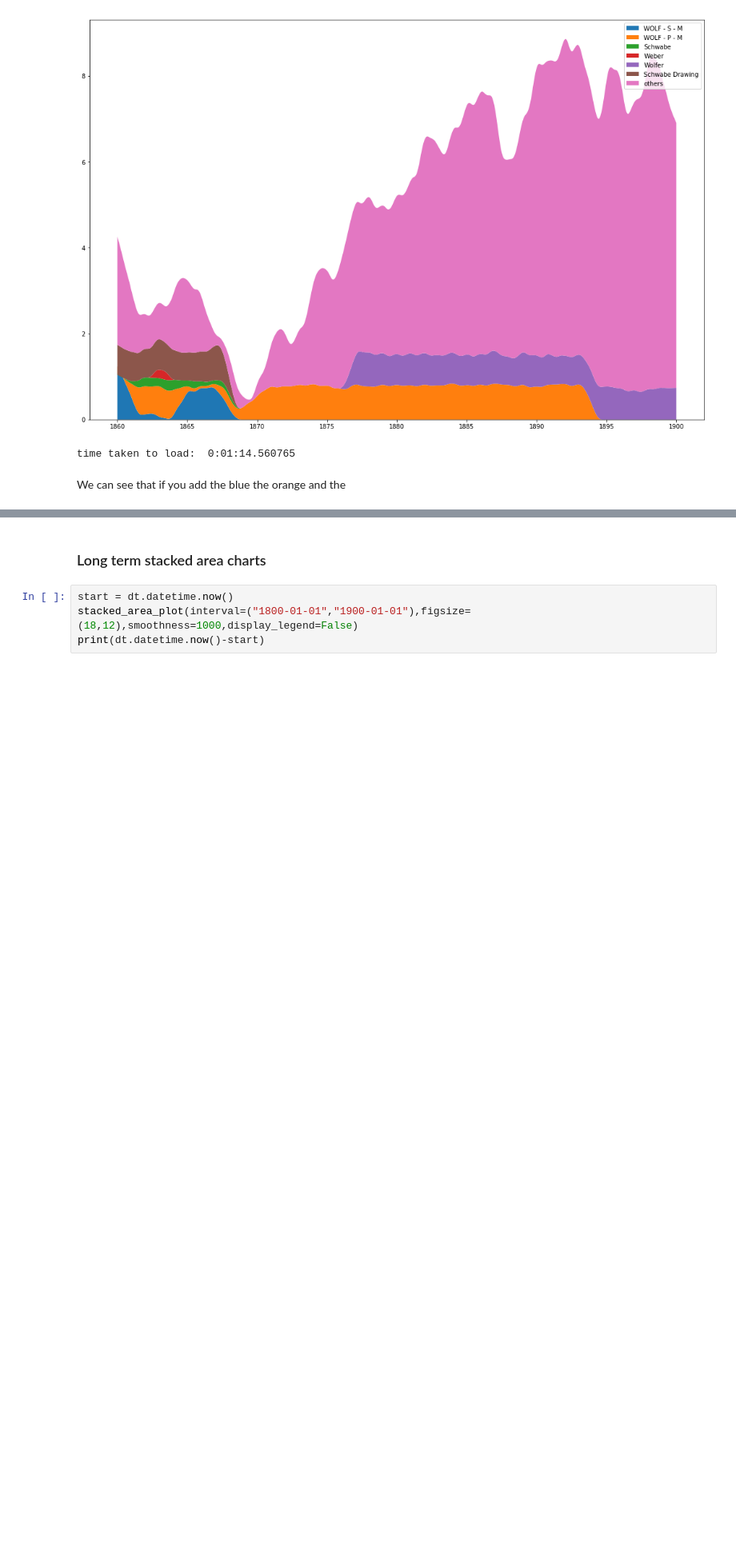
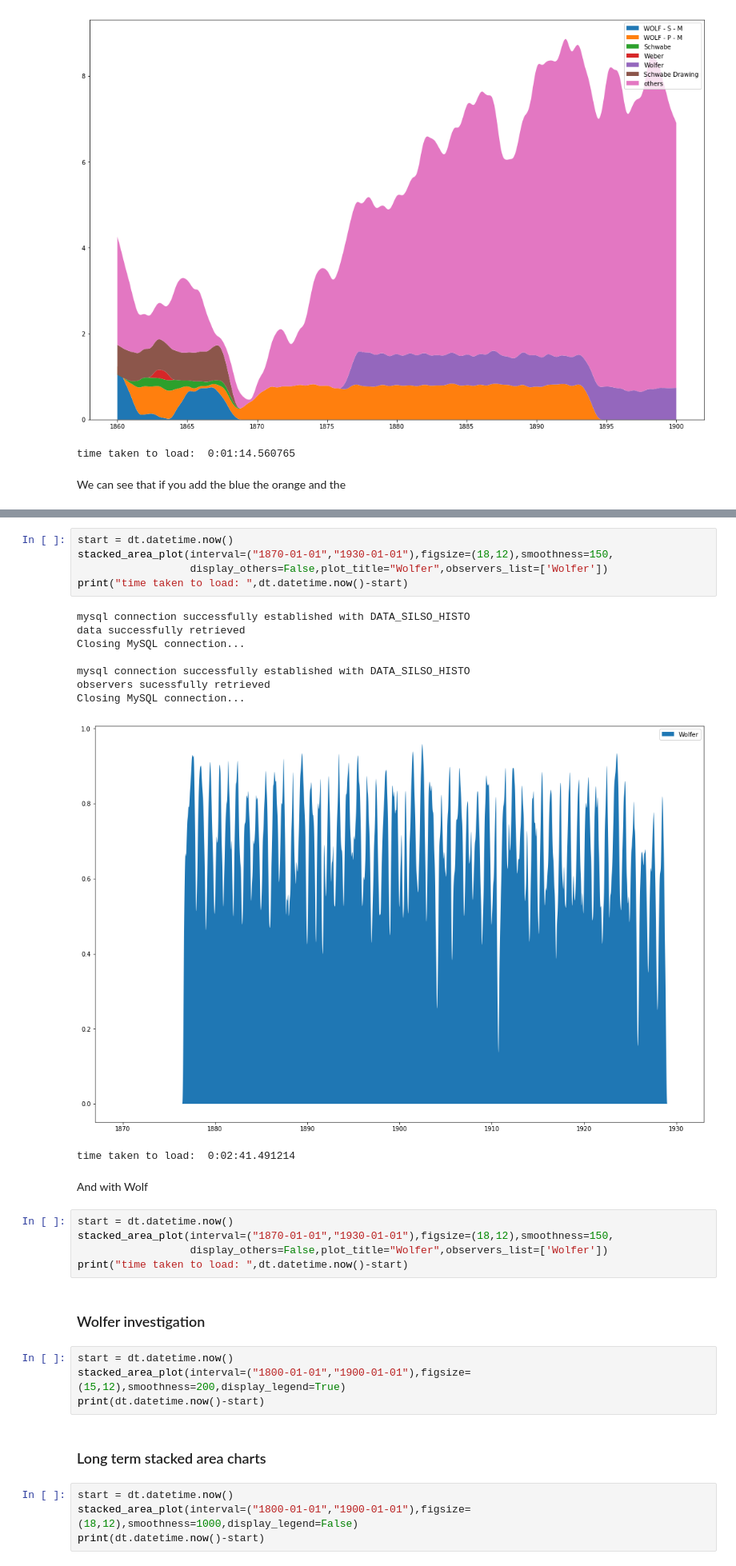
Before and after one commit to dcxSt/DATA_SILSO_HISTO_search, a Jupyter notebook: Stacked Area Charts.ipynb, the cells around one changed output, grey strips where cells are left out. Shown: that part at 80% size. Saved outputs shown, nothing was run; the diff lists cells and outputs as text; blank space fills up the shorter version.

```diff
--- a/Stacked Area Charts.ipynb
+++ b/Stacked Area Charts.ipynb
@@ -88,3 +88,31 @@ time taken to load:  0:00:03.632149
+# %%
+start = dt.datetime.now()
+stacked_area_plot(interval=("1870-01-01","1930-01-01"),figsize=(18,12),smoothness=150,
+                  display_others=False,plot_title="Wolfer",observers_list=['Wolfer'])
+print("time taken to load: ",dt.datetime.now()-start)
+# %% [output]
+mysql connection successfully established with DATA_SILSO_HISTO
+data successfully retrieved
+Closing MySQL connection...
+
+mysql connection successfully established with DATA_SILSO_HISTO
+observers sucessfully retrieved
+Closing MySQL connection...
+[figure, added]
+time taken to load:  0:02:41.491214
+# %% [markdown]
+And with Wolf
+# %%
+start = dt.datetime.now()
+stacked_area_plot(interval=("1870-01-01","1930-01-01"),figsize=(18,12),smoothness=150,
+                  display_others=False,plot_title="Wolfer",observers_list=['Wolfer'])
+print("time taken to load: ",dt.datetime.now()-start)
+# %% [markdown]
+### Wolfer investigation
+# %%
+start = dt.datetime.now()
+stacked_area_plot(interval=("1800-01-01","1900-01-01"),figsize=(15,12),smoothness=200,display_legend=True)
+print(dt.datetime.now()-start)
 # %% [markdown]
 ### Long term stacked area charts
 # %%
```
Also changed, not shown: parts of 1 cell of this notebook, 12 other files.
